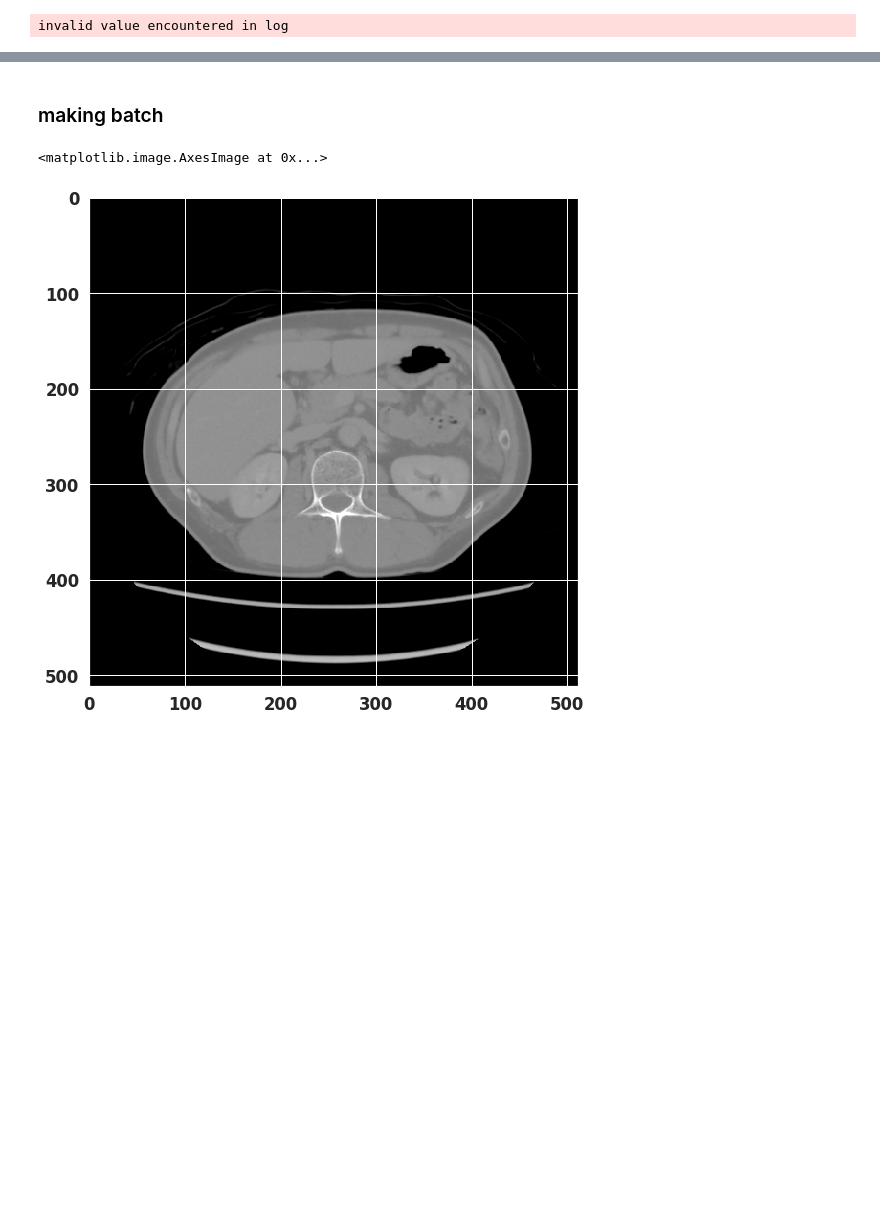
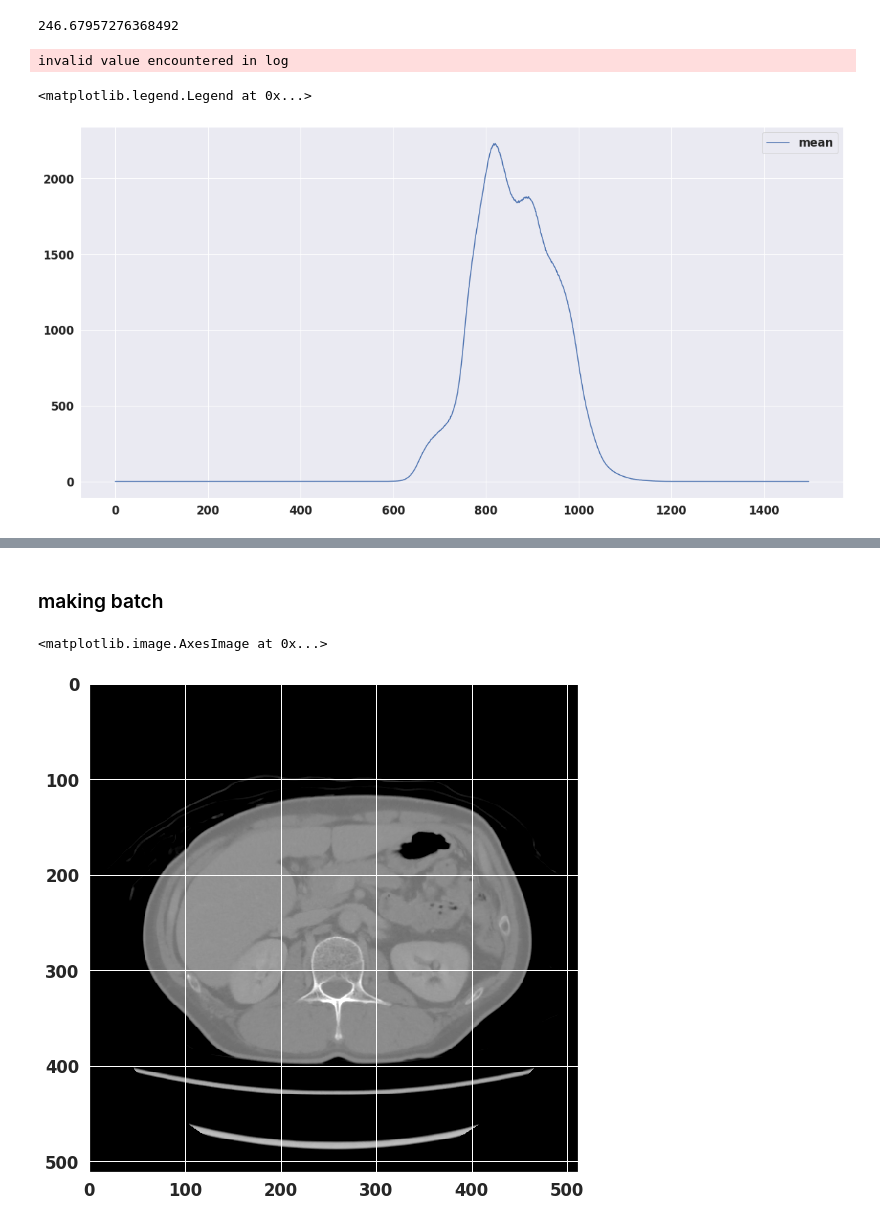
Before and after one commit to zerebom/lab1107, a Jupyter notebook: notebook/1119_KLDB.ipynb, the cells around one changed output, grey strips where cells are left out. Saved outputs shown, nothing was run; the diff lists cells and outputs as text; code cells hidden in the pictures; blank space fills up the shorter version.

```diff
--- a/notebook/1119_KLDB.ipynb
+++ b/notebook/1119_KLDB.ipynb
@@ -36,6 +36,11 @@ def KLD(a_hist, b_hist, bins=10, epsilon=.00001):
 
     # 本来なら a の分布に0が含まれているなら0, bの分布に0が含まれているなら inf にする
     return np.sum([ai * np.log(ai / bi) for ai, bi in zip(a_hist, b_hist)])
+# %%
+hist2=df2.iloc[0,1:1499].values
+hist2.mean()
+# %% [output]
+246.67957276368492
 # %%
 '''
 時相を混ぜて、最もKLDが一番小さくなるところを求める。
@@ -81,3 +85,12 @@ for h in tqdm(df2.index):
             kldf3.loc[h,['kld','ratio_num']]=[kld3,i]
 # %% [output]
 invalid value encountered in log
+# %%
+plt.plot(df2.iloc[:,1:1499].mean().values,label='mean')
+# plt.plot(df2.iloc[0,1:1499].values,label='cid:0')
+# plt.plot(df2.iloc[0,1:1499].values,label='cid:0_se2')
+
+plt.legend()
+# %% [output]
+<matplotlib.legend.Legend at 0x...>
+[figure, added]
```
Also changed, not shown: parts of 9 cells of this notebook, 53 other files.
